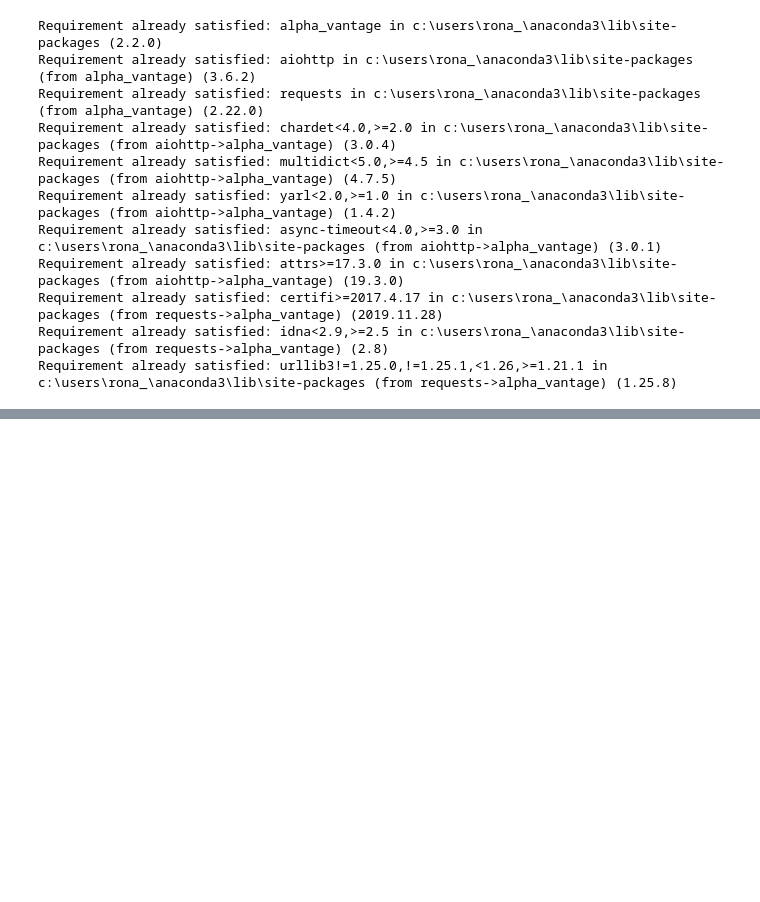
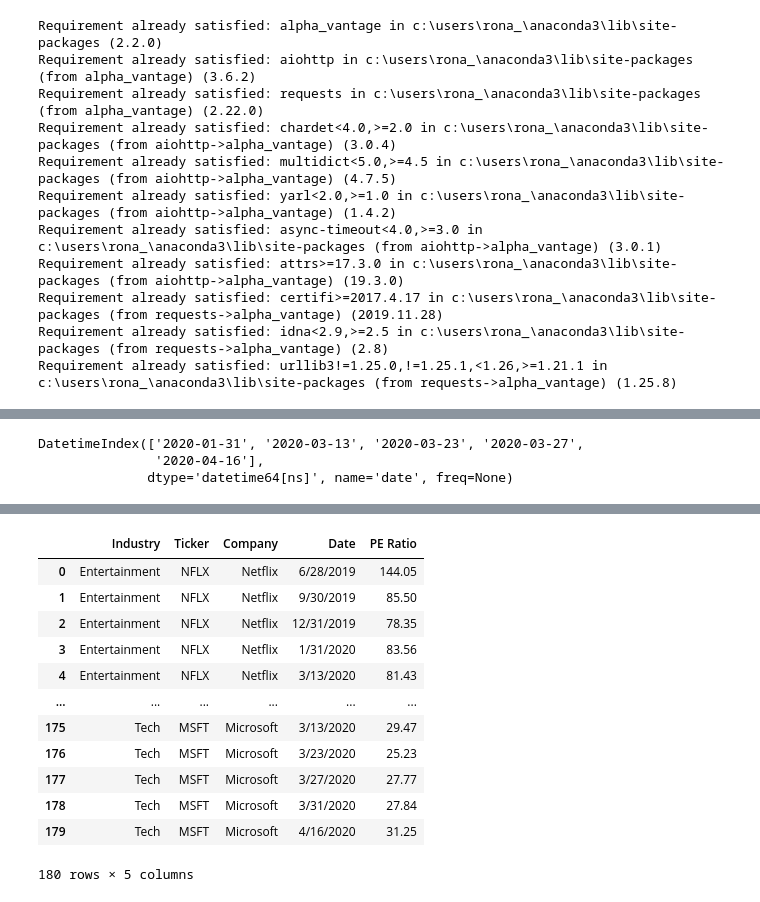
Before and after one commit to janejanejam/Covid-19-Effects-on-Economy, a Jupyter notebook: notebooks/051120_RB_Stock_Plots.ipynb, the cells around one changed output, grey strips where cells are left out. Cells and saved outputs as stored; diff of their text form; code cells hidden in the pictures; blank space fills up the shorter version.

```diff
--- a/notebooks/051120_RB_Stock_Plots.ipynb
+++ b/notebooks/051120_RB_Stock_Plots.ipynb
@@ -53 +55,7 @@ meta_df
+# %%
+stock.loc[imp_dates].index
+# %% [output]
+DatetimeIndex(['2020-01-31', '2020-03-13', '2020-03-23', '2020-03-27',
+               '2020-04-16'],
+              dtype='datetime64[ns]', name='date', freq=None)
 # %%
@@ -142,3 +113,21 @@ ticker_plot("amc")
 # %% [output]
 [interactive output not drawn]
 [interactive output not drawn]
+# %%
+filepath = pathlib.Path("pe_data.csv")
+pe_df= pd.read_csv(filepath)
+pe_df
+# %% [output]
+|  | Industry | Ticker | Company | Date | PE Ratio |
+| 0 | Entertainment | NFLX | Netflix | 6/28/2019 | 144.05 |
+| 1 | Entertainment | NFLX | Netflix | 9/30/2019 | 85.50 |
+| 2 | Entertainment | NFLX | Netflix | 12/31/2019 | 78.35 |
+| 3 | Entertainment | NFLX | Netflix | 1/31/2020 | 83.56 |
+| 4 | Entertainment | NFLX | Netflix | 3/13/2020 | 81.43 |
+| ... | ... | ... | ... | ... | ... |
+| 175 | Tech | MSFT | Microsoft | 3/13/2020 | 29.47 |
+| 176 | Tech | MSFT | Microsoft | 3/23/2020 | 25.23 |
+| 177 | Tech | MSFT | Microsoft | 3/27/2020 | 27.77 |
+| 178 | Tech | MSFT | Microsoft | 3/31/2020 | 27.84 |
+| 179 | Tech | MSFT | Microsoft | 4/16/2020 | 31.25 |
+180 rows × 5 columns
```
Also changed, not shown: parts of 14 cells of this notebook, 26 other files.
